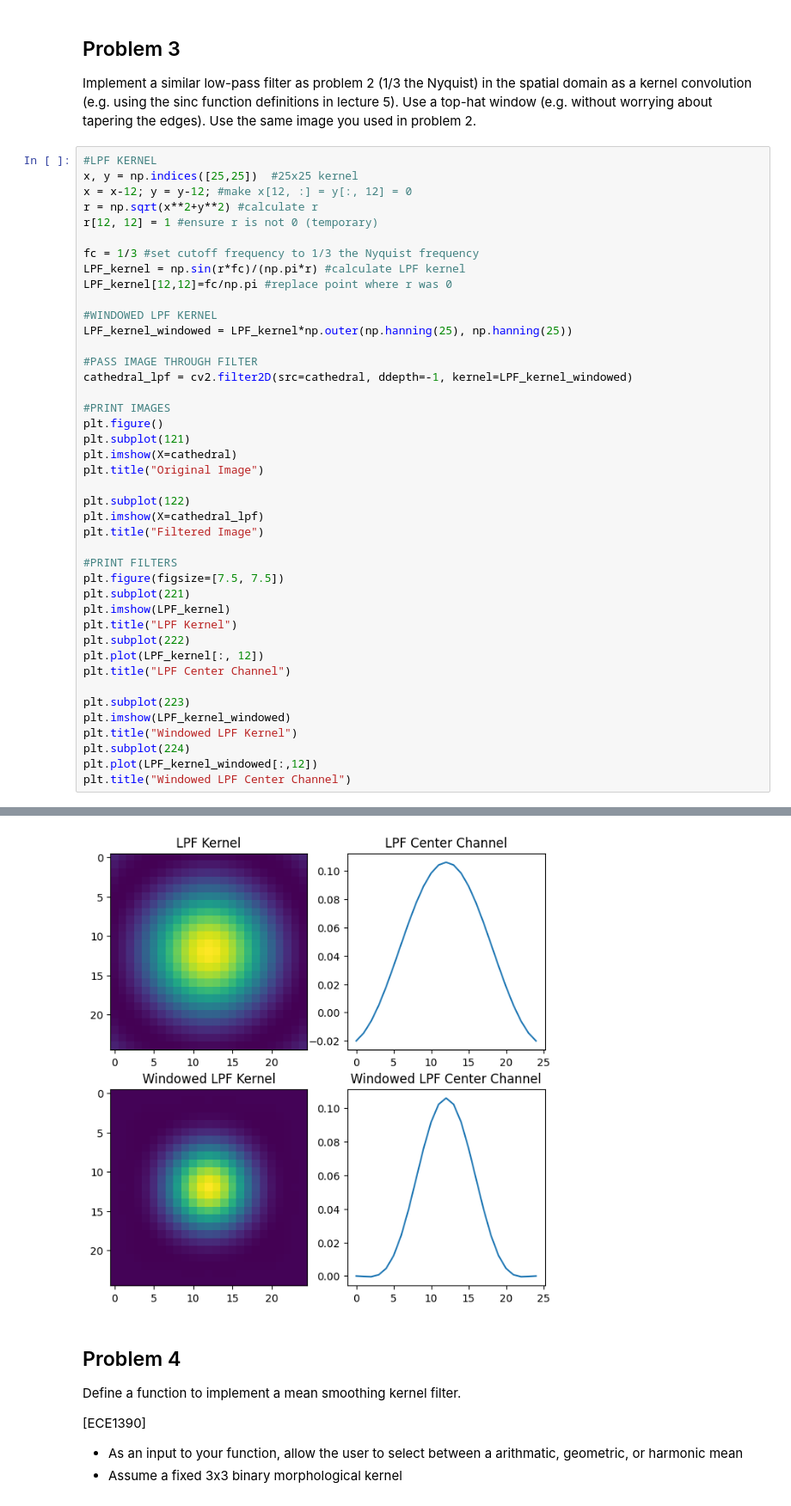
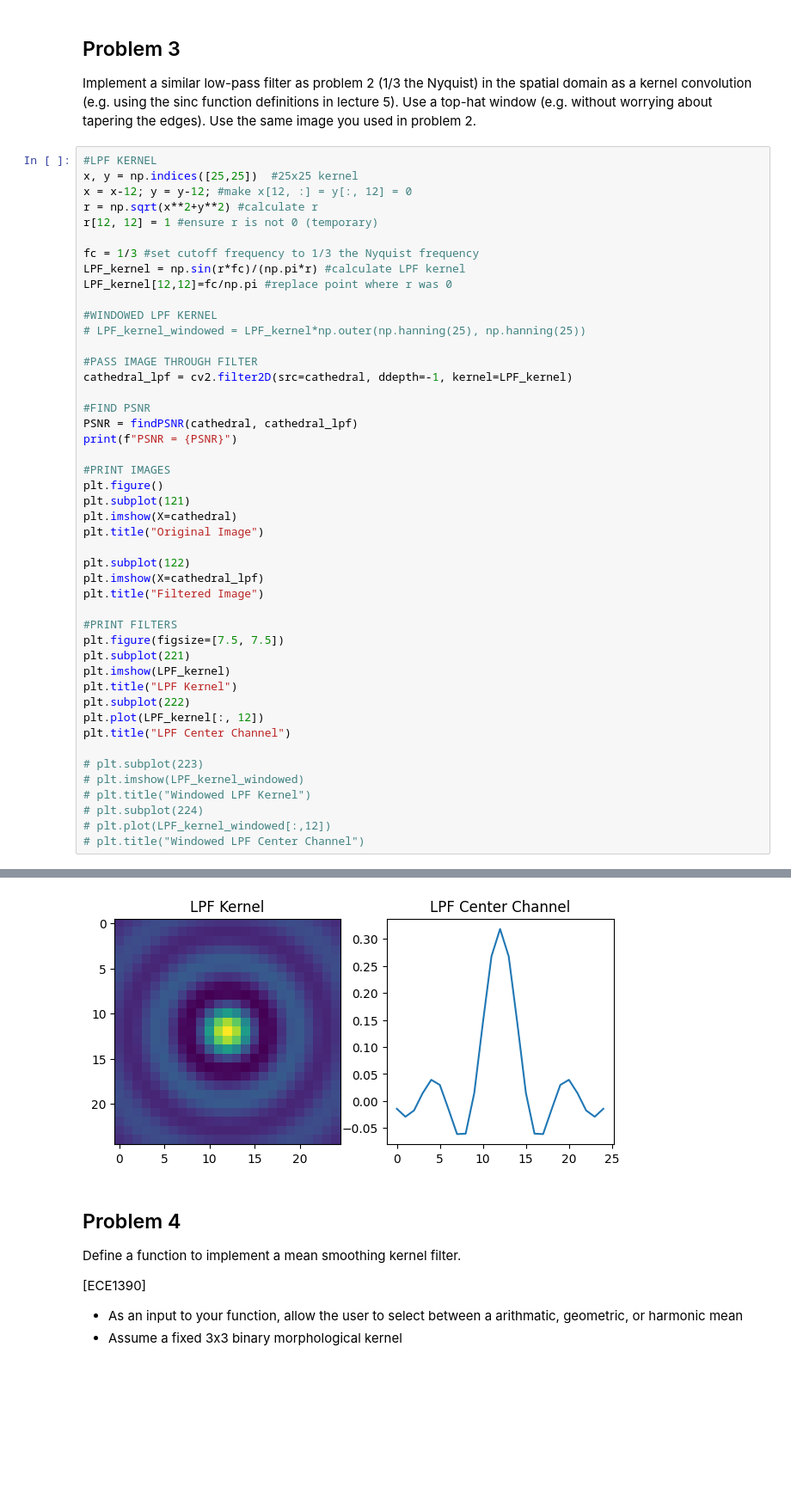
Before and after one commit to Anthcce/Homework2, a Jupyter notebook: Homework2.ipynb, the cells around one changed output, grey strips where cells are left out. Shown at 86% size. Cells and saved outputs as stored; diff of their text form; blank space fills up the shorter version.

Commit message:
Both filters complete

```diff
--- a/Homework2.ipynb
+++ b/Homework2.ipynb
@@ -122,10 +124,14 @@ LPF_kernel = np.sin(r*fc)/(np.pi*r) #calculate LPF kernel
 LPF_kernel[12,12]=fc/np.pi #replace point where r was 0
 
 #WINDOWED LPF KERNEL
-LPF_kernel_windowed = LPF_kernel*np.outer(np.hanning(25), np.hanning(25))
+# LPF_kernel_windowed = LPF_kernel*np.outer(np.hanning(25), np.hanning(25))
 
 #PASS IMAGE THROUGH FILTER
-cathedral_lpf = cv2.filter2D(src=cathedral, ddepth=-1, kernel=LPF_kernel_windowed)
+cathedral_lpf = cv2.filter2D(src=cathedral, ddepth=-1, kernel=LPF_kernel)
+
+#FIND PSNR
+PSNR = findPSNR(cathedral, cathedral_lpf)
+print(f"PSNR = {PSNR}")
 
 #PRINT IMAGES
 plt.figure()
@@ -146,10 +152,10 @@ plt.subplot(222)
 plt.plot(LPF_kernel[:, 12])
 plt.title("LPF Center Channel")
 
-plt.subplot(223)
-plt.imshow(LPF_kernel_windowed)
-plt.title("Windowed LPF Kernel")
-plt.subplot(224)
-plt.plot(LPF_kernel_windowed[:,12])
-plt.title("Windowed LPF Center Channel")
+# plt.subplot(223)
+# plt.imshow(LPF_kernel_windowed)
+# plt.title("Windowed LPF Kernel")
+# plt.subplot(224)
+# plt.plot(LPF_kernel_windowed[:,12])
+# plt.title("Windowed LPF Center Channel")
 # %% [output]
@@ -158,4 +165,4 @@ Text(0.5, 1.0, 'Windowed LPF Center Channel')
-[figure, old version]
+[figure, new version]
 # %% [markdown]
 ## Problem 4
 Define a function to implement a mean smoothing kernel filter.
```
Also changed, not shown: parts of 3 cells of this notebook, 1 other file.
